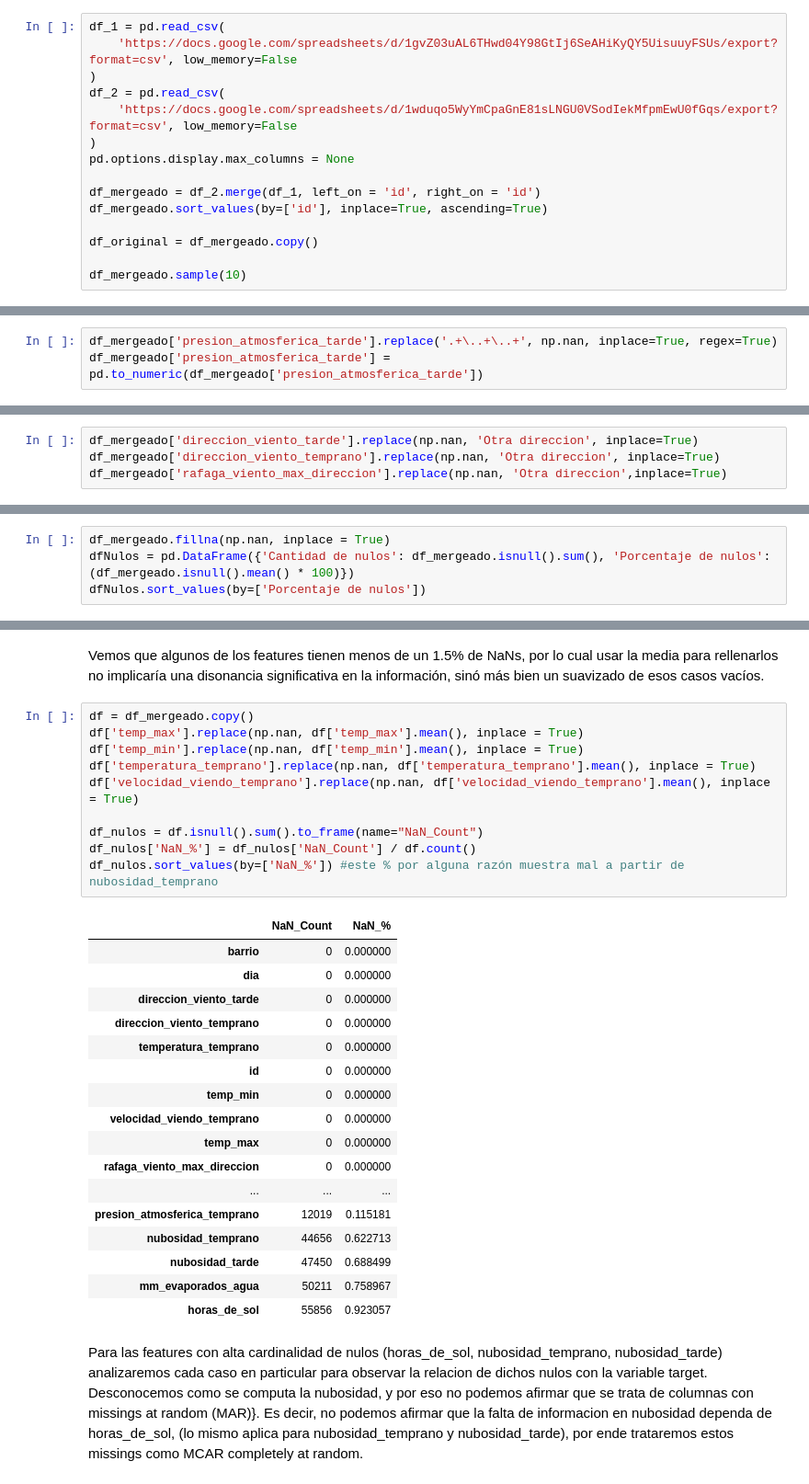
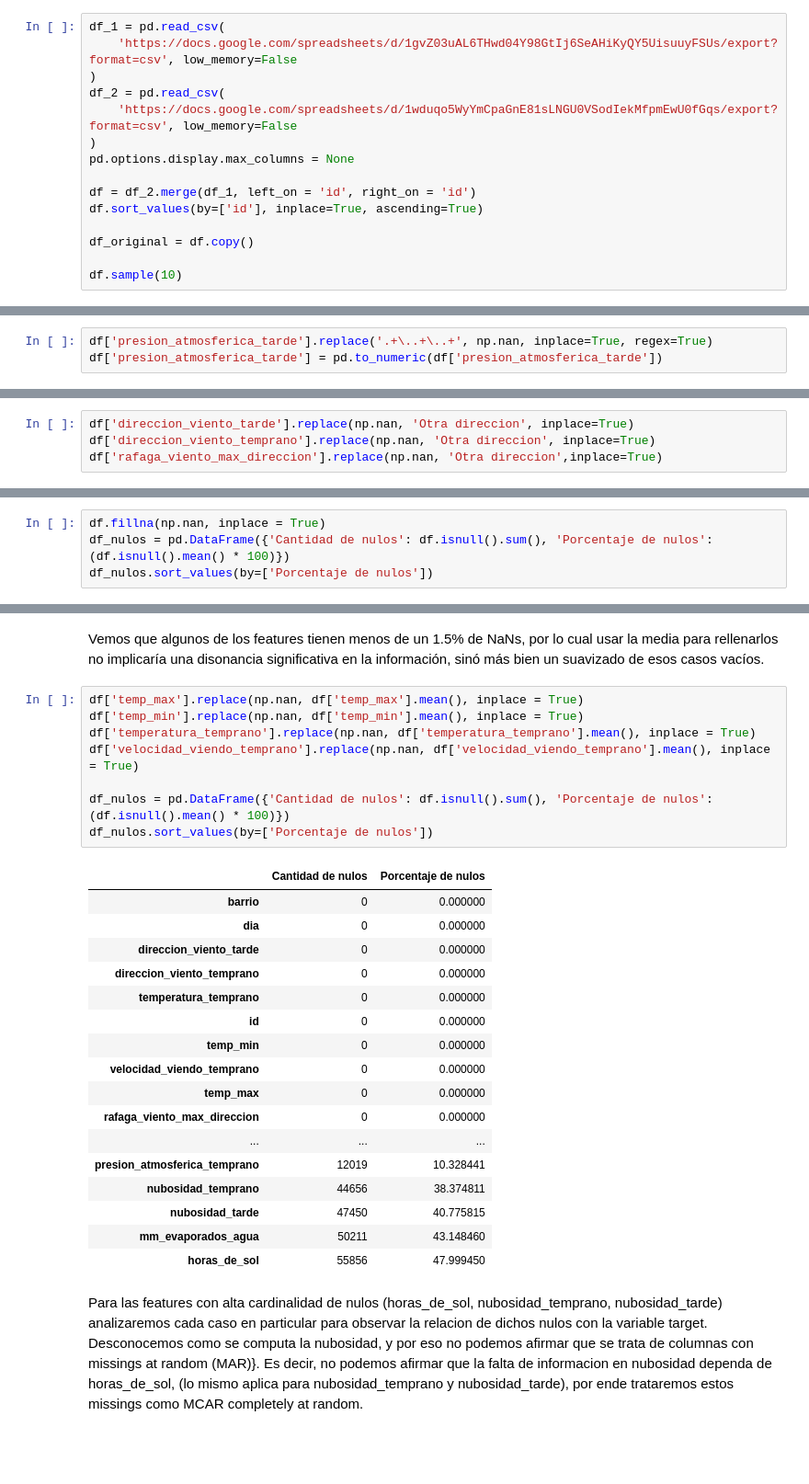
Before and after one commit to juan-roussilian/7506-Organizacion-de-Datos, a Jupyter notebook: tp1_pt1.ipynb, the cells around one changed output, grey strips where cells are left out. Shown at 92% size. Saved outputs shown, nothing was run; the diff lists cells and outputs as text; blank space fills up the shorter version.

```diff
--- a/tp1_pt1.ipynb
+++ b/tp1_pt1.ipynb
@@ -19,11 +19,11 @@ df_2 = pd.read_csv(
 )
 pd.options.display.max_columns = None
 
-df_mergeado = df_2.merge(df_1, left_on = 'id', right_on = 'id')
-df_mergeado.sort_values(by=['id'], inplace=True, ascending=True)
+df = df_2.merge(df_1, left_on = 'id', right_on = 'id')
+df.sort_values(by=['id'], inplace=True, ascending=True)
 
-df_original = df_mergeado.copy()
+df_original = df.copy()
 
-df_mergeado.sample(10)
+df.sample(10)
 # %% [output]
 |  | barrio | dia | direccion_viento_tarde | direccion_viento_temprano | horas_de_sol | humedad_tarde | ... |
@@ -73,8 +73,8 @@ dtype: object
 Si hacemos directamente to_numeric(), vemos que encuentra un valor que no puede convertir por tener dos simbolos '.' de decimal, por lo que asumimos que fue un error
 al cargar el dato de presion_atmosferica_tarde, y preferimos dejar ese casillero en NaN que eliminar el registro completo:
 # %%
-df_mergeado['presion_atmosferica_tarde'].replace('.+\..+\..+', np.nan, inplace=True, regex=True)
-df_mergeado['presion_atmosferica_tarde'] = pd.to_numeric(df_mergeado['presion_atmosferica_tarde'])
+df['presion_atmosferica_tarde'].replace('.+\..+\..+', np.nan, inplace=True, regex=True)
+df['presion_atmosferica_tarde'] = pd.to_numeric(df['presion_atmosferica_tarde'])
 # %% [markdown]
 ## Variables __categoricas__
 1. Barrio
@@ -84,9 +85,9 @@ df_mergeado['presion_atmosferica_tarde'] = pd.to_numeric(df_mergeado['presion_at
 
 ### Comenzamos por reemplazar los valores nulos en direcciones de viento y ráfagas por una nueva opcion que puede tomar la feature : "Otra direccion"
 # %%
-df_mergeado['direccion_viento_tarde'].replace(np.nan, 'Otra direccion', inplace=True)
-df_mergeado['direccion_viento_temprano'].replace(np.nan, 'Otra direccion', inplace=True)
-df_mergeado['rafaga_viento_max_direccion'].replace(np.nan, 'Otra direccion',inplace=True)
+df['direccion_viento_tarde'].replace(np.nan, 'Otra direccion', inplace=True)
+df['direccion_viento_temprano'].replace(np.nan, 'Otra direccion', inplace=True)
+df['rafaga_viento_max_direccion'].replace(np.nan, 'Otra direccion',inplace=True)
 # %% [markdown]
 ### Luego verificamos que ninguna feature categorica tenga valores repetidos o sin sentido por errores de tipado
 # %%
@@ -183,9 +184,9 @@ df_mergeado.llovieron_hamburguesas_hoy.value_counts().to_frame()
 
 ### Comenzamos por buscar cuáles columnas tienen missings
 # %%
-df_mergeado.fillna(np.nan, inplace = True)
-dfNulos = pd.DataFrame({'Cantidad de nulos': df_mergeado.isnull().sum(), 'Porcentaje de nulos': (df_mergeado.isnull().mean() * 100)})
-dfNulos.sort_values(by=['Porcentaje de nulos'])
+df.fillna(np.nan, inplace = True)
+df_nulos = pd.DataFrame({'Cantidad de nulos': df.isnull().sum(), 'Porcentaje de nulos': (df.isnull().mean() * 100)})
+df_nulos.sort_values(by=['Porcentaje de nulos'])
 # %% [output]
 |  | Cantidad de nulos | Porcentaje de nulos |
 | barrio | 0 | 0.000000 |
@@ -207,17 +208,15 @@ dfNulos.sort_values(by=['Porcentaje de nulos'])
 # %% [markdown]
 Vemos que algunos de los features tienen menos de un 1.5% de NaNs, por lo cual usar la media para rellenarlos no implicaría una disonancia significativa en la información, sinó más bien un suavizado de esos casos vacíos.
 # %%
-df = df_mergeado.copy()
 df['temp_max'].replace(np.nan, df['temp_max'].mean(), inplace = True)
 df['temp_min'].replace(np.nan, df['temp_min'].mean(), inplace = True)
 df['temperatura_temprano'].replace(np.nan, df['temperatura_temprano'].mean(), inplace = True)
 df['velocidad_viendo_temprano'].replace(np.nan, df['velocidad_viendo_temprano'].mean(), inplace = True)
 
-df_nulos = df.isnull().sum().to_frame(name="NaN_Count")
-df_nulos['NaN_%'] = df_nulos['NaN_Count'] / df.count()
-df_nulos.sort_values(by=['NaN_%']) #este % por alguna razón muestra mal a partir de nubosidad_temprano
+df_nulos = pd.DataFrame({'Cantidad de nulos': df.isnull().sum(), 'Porcentaje de nulos': (df.isnull().mean() * 100)})
+df_nulos.sort_values(by=['Porcentaje de nulos'])
 # %% [output]
-|  | NaN_Count | NaN_% |
+|  | Cantidad de nulos | Porcentaje de nulos |
 | barrio | 0 | 0.000000 |
 | dia | 0 | 0.000000 |
 | direccion_viento_tarde | 0 | 0.000000 |
@@ -229,11 +228,11 @@ df_nulos.sort_values(by=['NaN_%']) #este % por alguna razón muestra mal a parti
 | temp_max | 0 | 0.000000 |
 | rafaga_viento_max_direccion | 0 | 0.000000 |
 | ... | ... | ... |
-| presion_atmosferica_temprano | 12019 | 0.115181 |
-| nubosidad_temprano | 44656 | 0.622713 |
-| nubosidad_tarde | 47450 | 0.688499 |
-| mm_evaporados_agua | 50211 | 0.758967 |
-| horas_de_sol | 55856 | 0.923057 |
+| presion_atmosferica_temprano | 12019 | 10.328441 |
+| nubosidad_temprano | 44656 | 38.374811 |
+| nubosidad_tarde | 47450 | 40.775815 |
+| mm_evaporados_agua | 50211 | 43.148460 |
+| horas_de_sol | 55856 | 47.999450 |
 # %% [markdown]
 Para las features con alta cardinalidad de nulos (horas_de_sol, nubosidad_temprano, nubosidad_tarde) analizaremos cada caso en particular para observar la relacion de dichos nulos con la variable target.
 Desconocemos como se computa la nubosidad, y por eso no podemos afirmar que se trata de columnas con missings at random (MAR)}. Es decir, no podemos afirmar que la falta de informacion en nubosidad dependa de horas_de_sol, (lo mismo aplica para nubosidad_temprano y nubosidad_tarde), por ende trataremos estos missings como MCAR completely at random.
```
Also changed, not shown: parts of 35 cells of this notebook.
